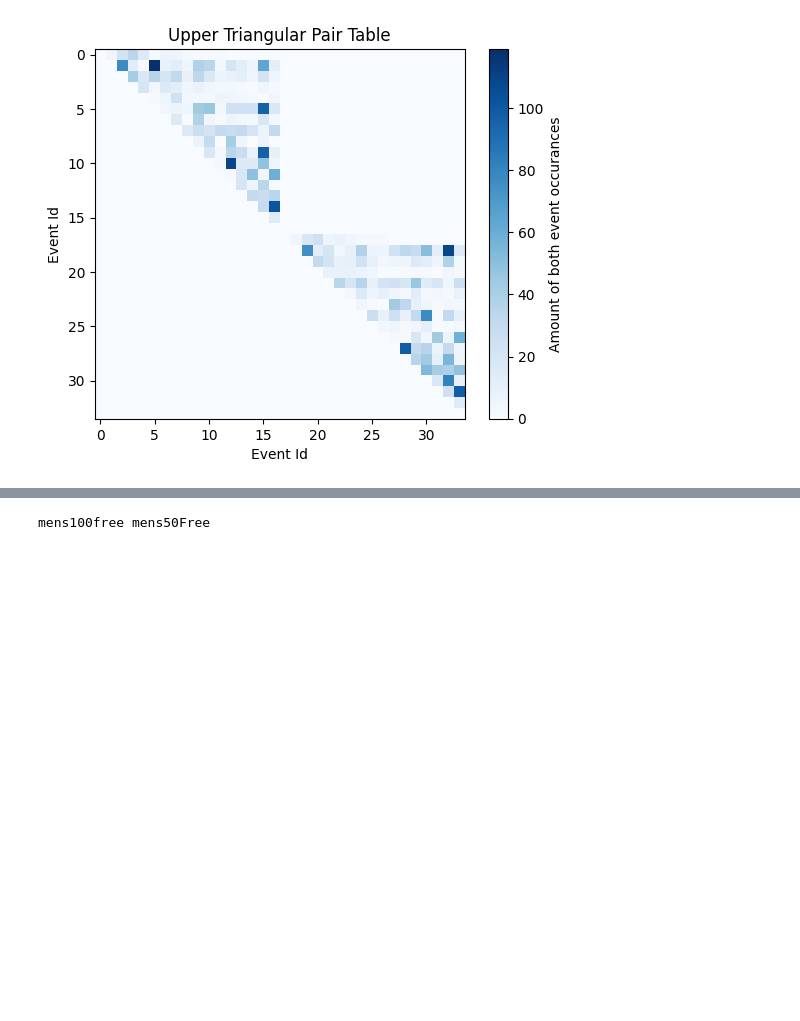
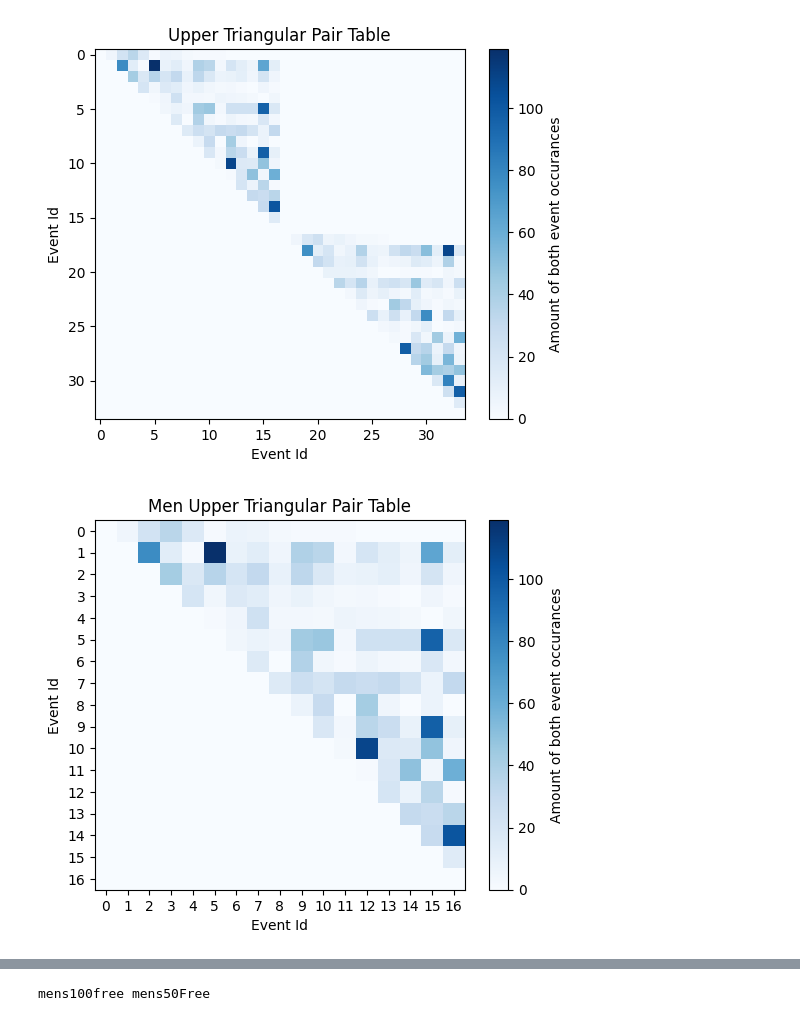
Before and after one commit to MitchKubina/CSCI4022_FinalProject, a Jupyter notebook: market_basket.ipynb, the cells around one changed output, grey strips where cells are left out. Cells and saved outputs as stored; diff of their text form; code cells hidden in the pictures; blank space fills up the shorter version.

```diff
--- a/market_basket.ipynb
+++ b/market_basket.ipynb
@@ -125,3 +125,22 @@ plt.title("Upper Triangular Pair Table")
  [ 0.  0.  0. ...  0.  0.  0.]]
 Text(0.5, 1.0, 'Upper Triangular Pair Table')
 [figure]
+# %%
+subset = test_matrix[:17, :17]
+
+plt.imshow(subset, cmap="Blues", interpolation="nearest")
+plt.colorbar(label = "Amount of both event occurances")
+plt.xlabel("Event Id")
+plt.ylabel("Event Id")
+plt.title("Men Upper Triangular Pair Table")
+
+xticks = np.arange(subset.shape[1])
+yticks = np.arange(subset.shape[0])
+
+# Set the new tick labels (add 17 to each)
+plt.xticks(xticks, xticks)
+plt.yticks(yticks, yticks)
+
+plt.show()
+# %% [output]
+[figure, added]
```
Also changed, not shown: parts of 3 cells of this notebook.
